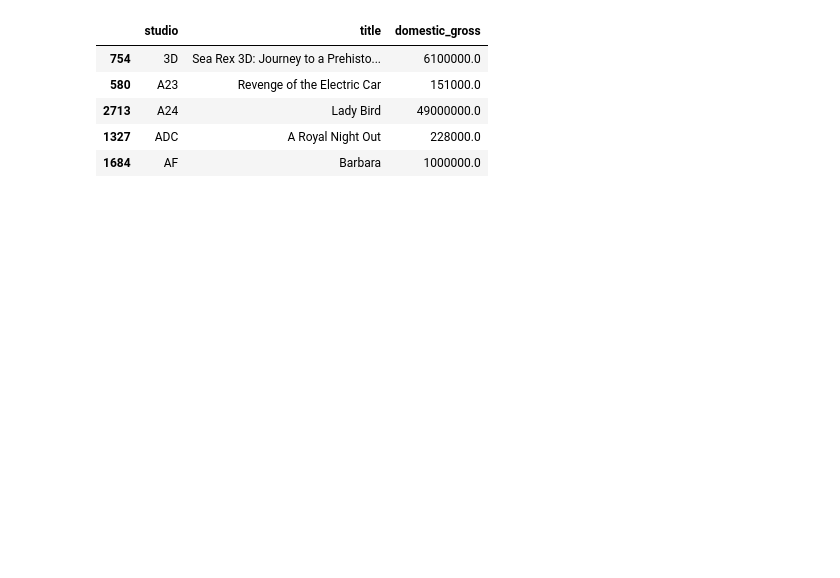
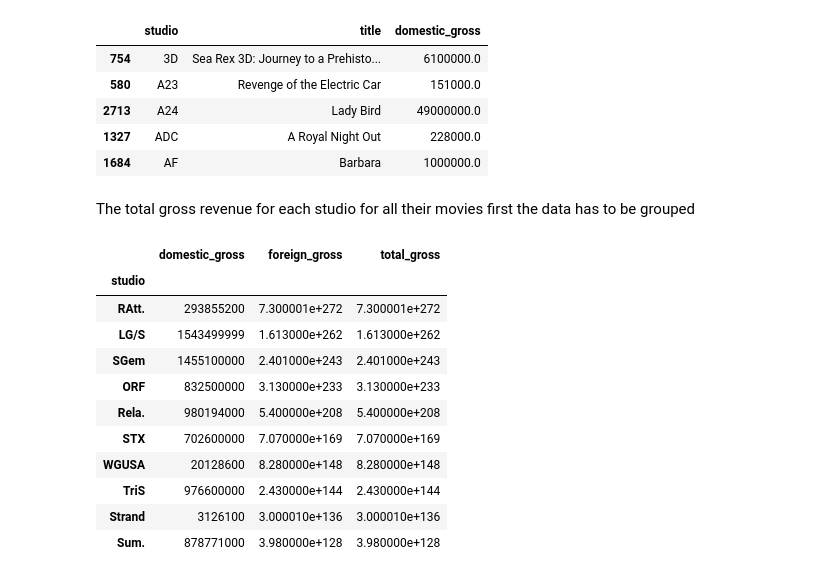
Before and after one commit to raphiqi/BOX-OFFICE-PERFORMANCE-ANALYSIS, a Jupyter notebook: IMDB data project 1-checkpoint.ipynb, the cells around one changed output. Cells and saved outputs as stored; diff of their text form; code cells hidden in the pictures; blank space fills up the shorter version.

```diff
--- a/IMDB data project 1-checkpoint.ipynb
+++ b/IMDB data project 1-checkpoint.ipynb
@@ -167,3 +184,32 @@ highest_grossing_movies.head()
 | 2713 | A24 | Lady Bird | 49000000.0 |
 | 1327 | ADC | A Royal Night Out | 228000.0 |
 | 1684 | AF | Barbara | 1000000.0 |
+# %% [markdown]
+The total gross revenue for each studio for all their movies first the data has to be grouped
+# %%
+# Group data by studio and calculate total gross revenue
+studio_gross = merged_data.groupby('studio').agg({'domestic_gross': 'sum', 'foreign_gross': 'sum'})
+studio_gross['domestic_gross'] = pd.to_numeric(studio_gross['domestic_gross'], errors='coerce')
+studio_gross['foreign_gross'] = pd.to_numeric(studio_gross['foreign_gross'], errors='coerce')
+# %%
+studio_gross['total_gross'] = studio_gross['domestic_gross'] + studio_gross['foreign_gross']
+
+# Sort studios by total gross revenue
+studio_gross = studio_gross.sort_values('total_gross', ascending=False)
+
+# Select the top 10 studios
+top_10_studios = studio_gross.head(10)
+top_10_studios
+# %% [output]
+|  | domestic_gross | foreign_gross | total_gross |
+| studio |  |  |  |
+| RAtt. | 293855200 | 7.300001e+272 | 7.300001e+272 |
+| LG/S | 1543499999 | 1.613000e+262 | 1.613000e+262 |
+| SGem | 1455100000 | 2.401000e+243 | 2.401000e+243 |
+| ORF | 832500000 | 3.130000e+233 | 3.130000e+233 |
+| Rela. | 980194000 | 5.400000e+208 | 5.400000e+208 |
+| STX | 702600000 | 7.070000e+169 | 7.070000e+169 |
+| WGUSA | 20128600 | 8.280000e+148 | 8.280000e+148 |
+| TriS | 976600000 | 2.430000e+144 | 2.430000e+144 |
+| Strand | 3126100 | 3.000010e+136 | 3.000010e+136 |
+| Sum. | 878771000 | 3.980000e+128 | 3.980000e+128 |
```
Also changed, not shown: parts of 9 cells of this notebook.
